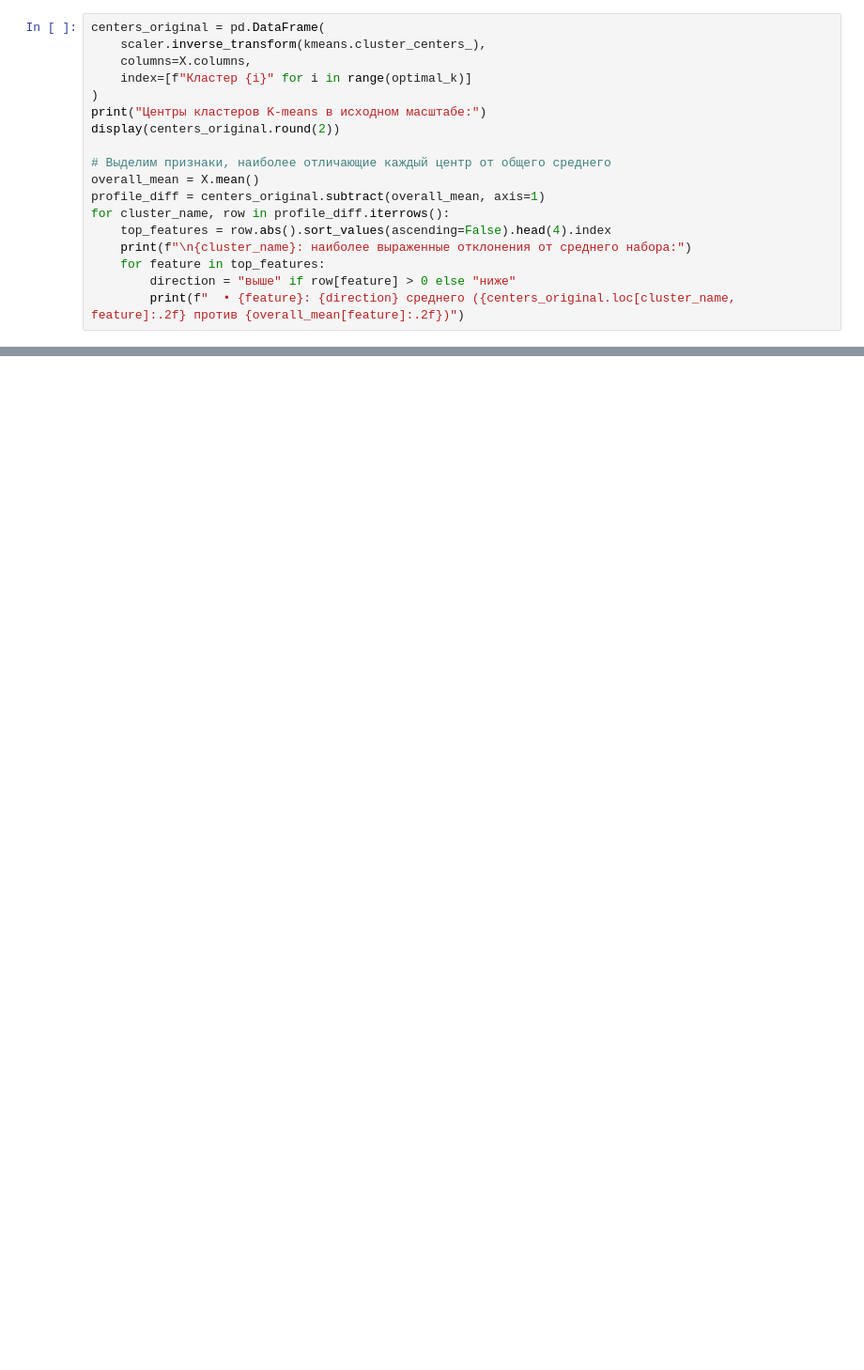
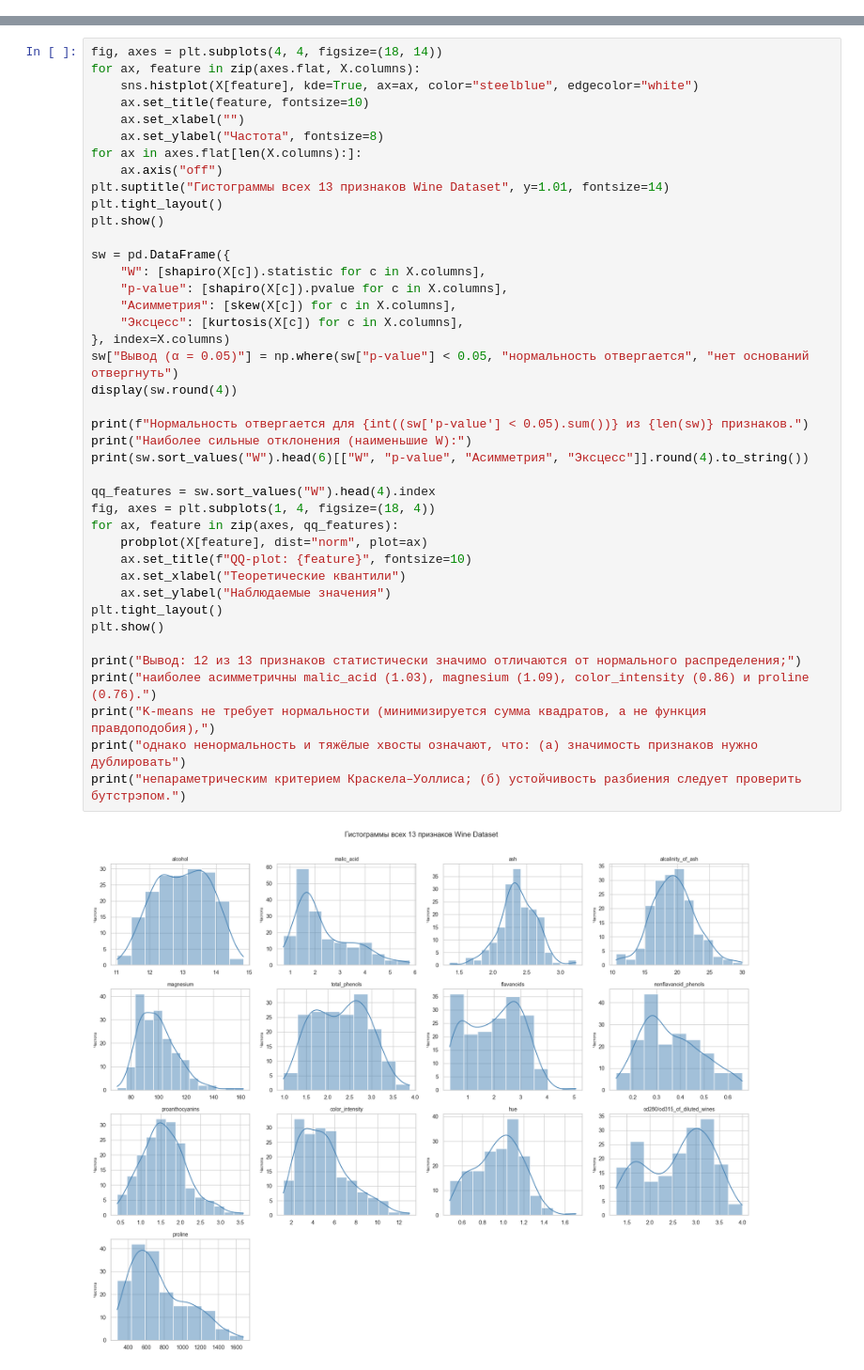
Before and after one commit to Radioshka/Artificial-intelligence-systems-and-machine-learning-labs, a Jupyter notebook: LR3_clustering.ipynb, the cells around one changed output, grey strips where cells are left out. Shown at 94% size. Saved outputs shown, nothing was run; the diff lists cells and outputs as text; blank space fills up the shorter version.

```diff
--- a/LR3_clustering.ipynb
+++ b/LR3_clustering.ipynb
@@ -493,18 +0,0 @@ print("Суммарная доля объяснённой дисперсии:",
-# %%
-centers_original = pd.DataFrame(
-    scaler.inverse_transform(kmeans.cluster_centers_),
-    columns=X.columns,
-    index=[f"Кластер {i}" for i in range(optimal_k)]
-)
-print("Центры кластеров K-means в исходном масштабе:")
-display(centers_original.round(2))
-
-# Выделим признаки, наиболее отличающие каждый центр от общего среднего
-overall_mean = X.mean()
-profile_diff = centers_original.subtract(overall_mean, axis=1)
-for cluster_name, row in profile_diff.iterrows():
-    top_features = row.abs().sort_values(ascending=False).head(4).index
-    print(f"\n{cluster_name}: наиболее выраженные отклонения от среднего набора:")
-    for feature in top_features:
-        direction = "выше" if row[feature] > 0 else "ниже"
-        print(f"  • {feature}: {direction} среднего ({centers_original.loc[cluster_name, feature]:.2f} против {overall_mean[feature]:.2f})")
@@ -572,0 +94,43 @@ K-means                   0.2849            70.9400          1.3892      0.9543
+# %%
+fig, axes = plt.subplots(4, 4, figsize=(18, 14))
+for ax, feature in zip(axes.flat, X.columns):
+    sns.histplot(X[feature], kde=True, ax=ax, color="steelblue", edgecolor="white")
+    ax.set_title(feature, fontsize=10)
+    ax.set_xlabel("")
+    ax.set_ylabel("Частота", fontsize=8)
+for ax in axes.flat[len(X.columns):]:
+    ax.axis("off")
+plt.suptitle("Гистограммы всех 13 признаков Wine Dataset", y=1.01, fontsize=14)
+plt.tight_layout()
+plt.show()
+
+sw = pd.DataFrame({
+    "W": [shapiro(X[c]).statistic for c in X.columns],
+    "p-value": [shapiro(X[c]).pvalue for c in X.columns],
+    "Асимметрия": [skew(X[c]) for c in X.columns],
+    "Эксцесс": [kurtosis(X[c]) for c in X.columns],
+}, index=X.columns)
+sw["Вывод (α = 0.05)"] = np.where(sw["p-value"] < 0.05, "нормальность отвергается", "нет оснований отвергнуть")
+display(sw.round(4))
+
+print(f"Нормальность отвергается для {int((sw['p-value'] < 0.05).sum())} из {len(sw)} признаков.")
+print("Наиболее сильные отклонения (наименьшие W):")
+print(sw.sort_values("W").head(6)[["W", "p-value", "Асимметрия", "Эксцесс"]].round(4).to_string())
+
+qq_features = sw.sort_values("W").head(4).index
+fig, axes = plt.subplots(1, 4, figsize=(18, 4))
+for ax, feature in zip(axes, qq_features):
+    probplot(X[feature], dist="norm", plot=ax)
+    ax.set_title(f"QQ-plot: {feature}", fontsize=10)
+    ax.set_xlabel("Теоретические квантили")
+    ax.set_ylabel("Наблюдаемые значения")
+plt.tight_layout()
+plt.show()
+
+print("Вывод: 12 из 13 признаков статистически значимо отличаются от нормального распределения;")
+print("наиболее асимметричны malic_acid (1.03), magnesium (1.09), color_intensity (0.86) и proline (0.76).")
+print("K-means не требует нормальности (минимизируется сумма квадратов, а не функция правдоподобия),")
+print("однако ненормальность и тяжёлые хвосты означают, что: (а) значимость признаков нужно дублировать")
+print("непараметрическим критерием Краскела–Уоллиса; (б) устойчивость разбиения следует проверить бутстрэпом.")
+# %% [output]
+[figure, added]
```
Also changed, not shown: parts of 82 cells of this notebook.
